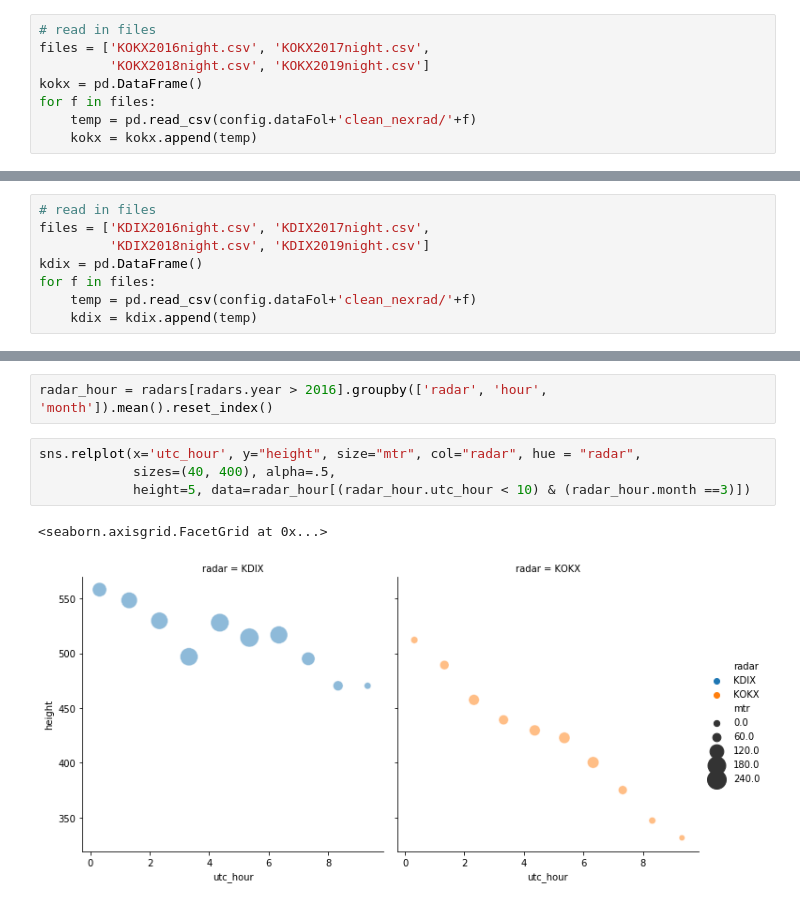
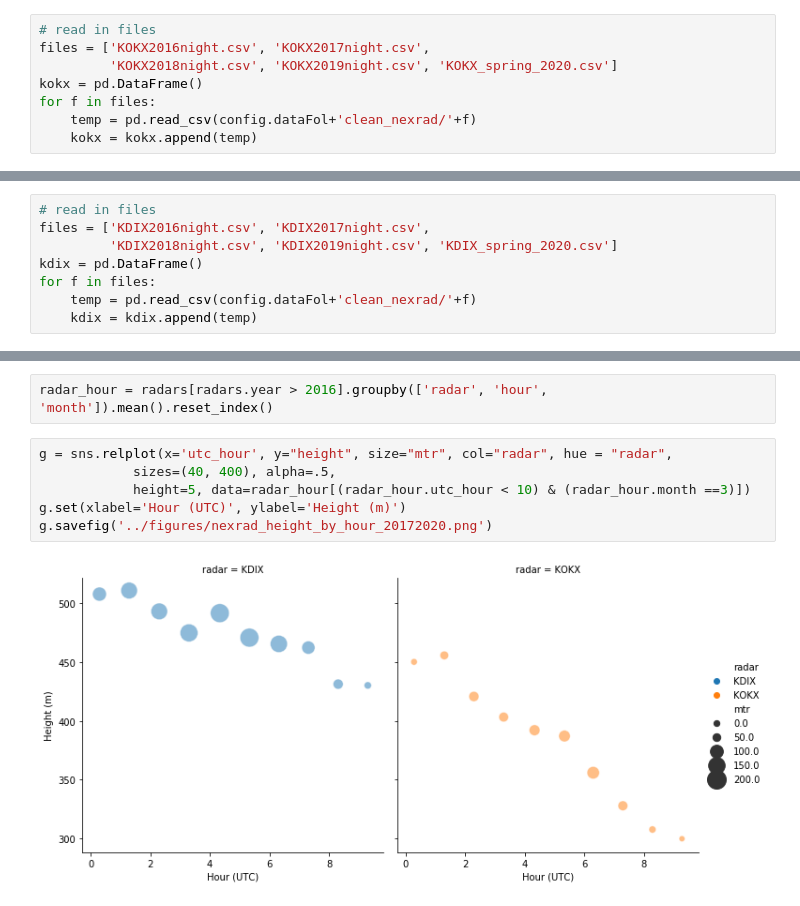
Before and after one commit to meiguan/urban_birds, a Jupyter notebook: explore/exploring_KOKX_KDIX_timeseries.ipynb, the cells around one changed output, grey strips where cells are left out. Drawn from its saved outputs; the diff is of its cells as text.

```diff
--- a/explore/exploring_KOKX_KDIX_timeseries.ipynb
+++ b/explore/exploring_KOKX_KDIX_timeseries.ipynb
@@ -16,7 +20,7 @@ from envir import config
 # %%
 # read in files
 files = ['KOKX2016night.csv', 'KOKX2017night.csv',
-         'KOKX2018night.csv', 'KOKX2019night.csv']
+         'KOKX2018night.csv', 'KOKX2019night.csv', 'KOKX_spring_2020.csv']
 kokx = pd.DataFrame()
 for f in files:
     temp = pd.read_csv(config.dataFol+'clean_nexrad/'+f)
@@ -67,7 +72,7 @@ dtype: float64
 # %%
 # read in files
 files = ['KDIX2016night.csv', 'KDIX2017night.csv',
-         'KDIX2018night.csv', 'KDIX2019night.csv']
+         'KDIX2018night.csv', 'KDIX2019night.csv', 'KDIX_spring_2020.csv']
 kdix = pd.DataFrame()
 for f in files:
     temp = pd.read_csv(config.dataFol+'clean_nexrad/'+f)
@@ -276,9 +287,10 @@ Average time in minutes between scans
 # %%
 radar_hour = radars[radars.year > 2016].groupby(['radar', 'hour', 'month']).mean().reset_index()
 # %%
-sns.relplot(x='utc_hour', y="height", size="mtr", col="radar", hue = "radar",
+g = sns.relplot(x='utc_hour', y="height", size="mtr", col="radar", hue = "radar",
             sizes=(40, 400), alpha=.5,
             height=5, data=radar_hour[(radar_hour.utc_hour < 10) & (radar_hour.month ==3)])
+g.set(xlabel='Hour (UTC)', ylabel='Height (m)')
+g.savefig('../figures/nexrad_height_by_hour_20172020.png')
 # %% [output]
-<seaborn.axisgrid.FacetGrid at 0x...>
-[figure, old version]
+[figure, new version]
```
Also changed, not shown: parts of 19 cells of this notebook, 8 other files.
